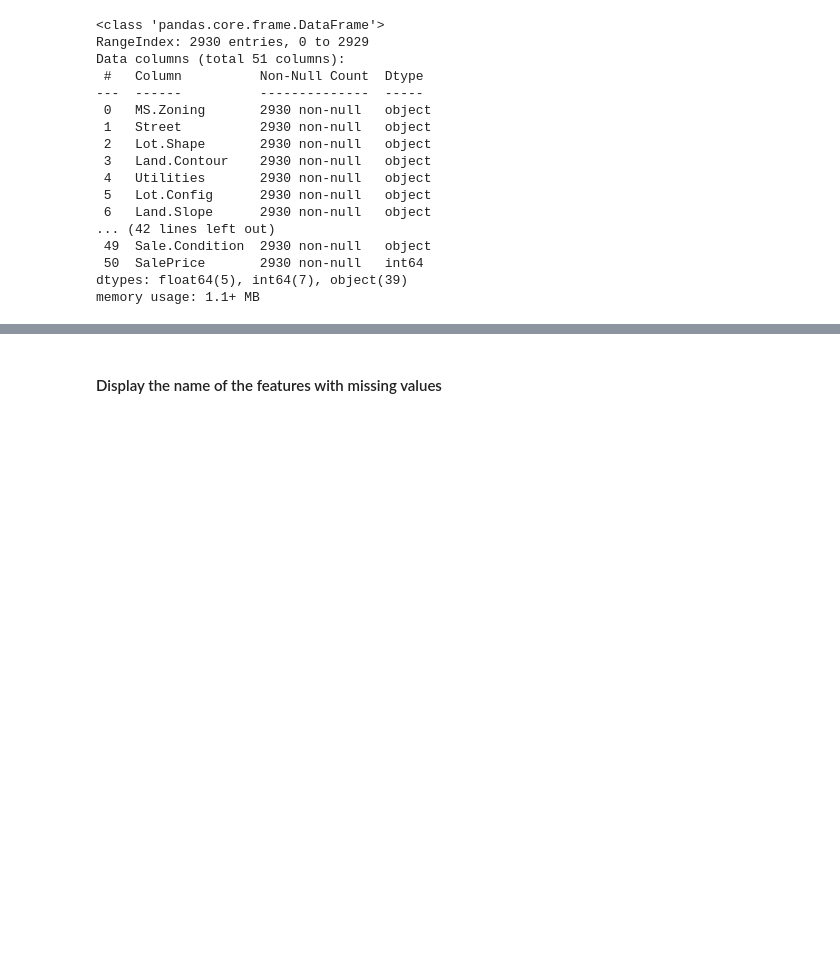
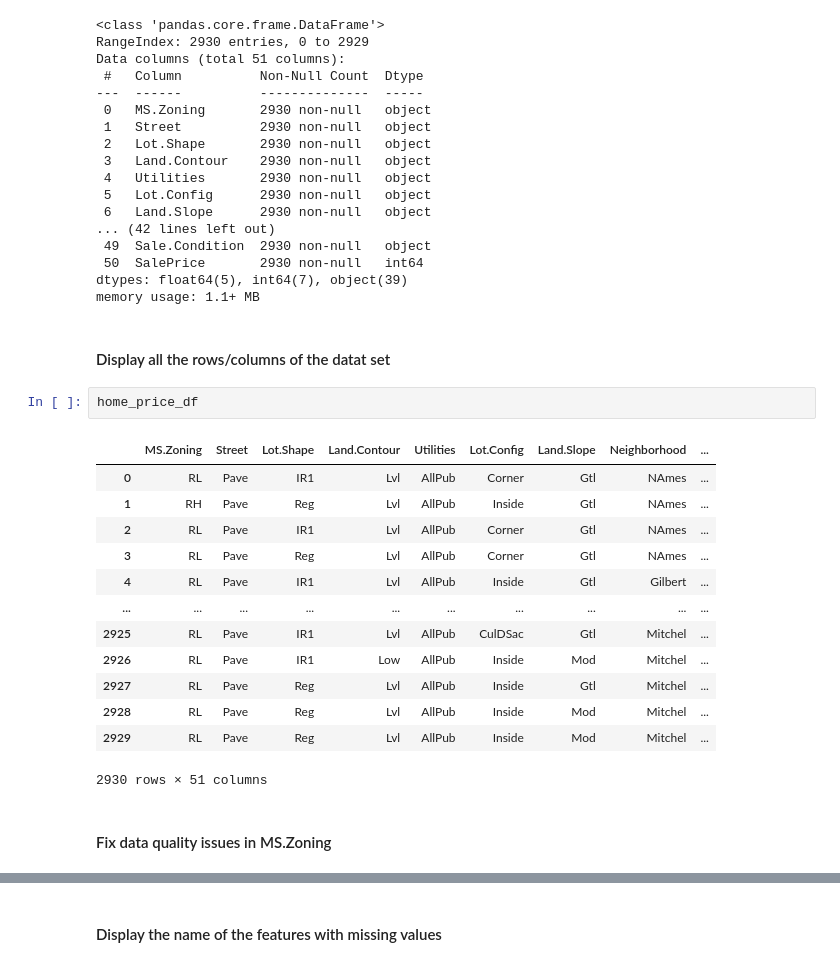
Before and after one commit to bhaskars-repo/MachineLearning, a Jupyter notebook: P10-DataPreparation.ipynb, the cells around one changed output, grey strips where cells are left out. Drawn from its saved outputs; the diff is of its cells as text; blank space fills up the shorter version.

Commit message:
Data Prep - Part 2 and 3 fixes

```diff
--- a/P10-DataPreparation.ipynb
+++ b/P10-DataPreparation.ipynb
@@ -56,3 +56,23 @@ Data columns (total 51 columns):
  50  SalePrice       2930 non-null   int64
 dtypes: float64(5), int64(7), object(39)
 memory usage: 1.1+ MB
+# %% [markdown]
+#### Display all the rows/columns of the datat set
+# %%
+home_price_df
+# %% [output]
+|  | MS.Zoning | Street | Lot.Shape | Land.Contour | Utilities | Lot.Config | Land.Slope | Neighborhood | ... |
+| 0 | RL | Pave | IR1 | Lvl | AllPub | Corner | Gtl | NAmes | ... |
+| 1 | RH | Pave | Reg | Lvl | AllPub | Inside | Gtl | NAmes | ... |
+| 2 | RL | Pave | IR1 | Lvl | AllPub | Corner | Gtl | NAmes | ... |
+| 3 | RL | Pave | Reg | Lvl | AllPub | Corner | Gtl | NAmes | ... |
+| 4 | RL | Pave | IR1 | Lvl | AllPub | Inside | Gtl | Gilbert | ... |
+| ... | ... | ... | ... | ... | ... | ... | ... | ... | ... |
+| 2925 | RL | Pave | IR1 | Lvl | AllPub | CulDSac | Gtl | Mitchel | ... |
+| 2926 | RL | Pave | IR1 | Low | AllPub | Inside | Mod | Mitchel | ... |
+| 2927 | RL | Pave | Reg | Lvl | AllPub | Inside | Gtl | Mitchel | ... |
+| 2928 | RL | Pave | Reg | Lvl | AllPub | Inside | Mod | Mitchel | ... |
+| 2929 | RL | Pave | Reg | Lvl | AllPub | Inside | Mod | Mitchel | ... |
+2930 rows × 51 columns
+# %% [markdown]
+#### Fix data quality issues in MS.Zoning
```
Also changed, not shown: parts of 2 cells of this notebook, 3 other files.
